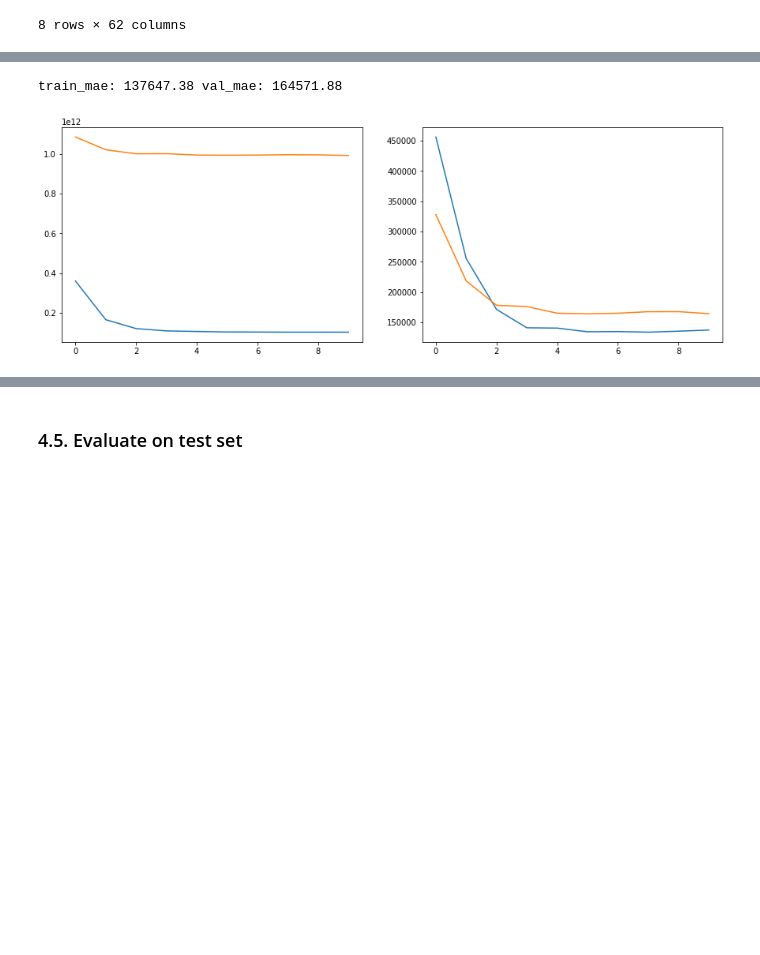
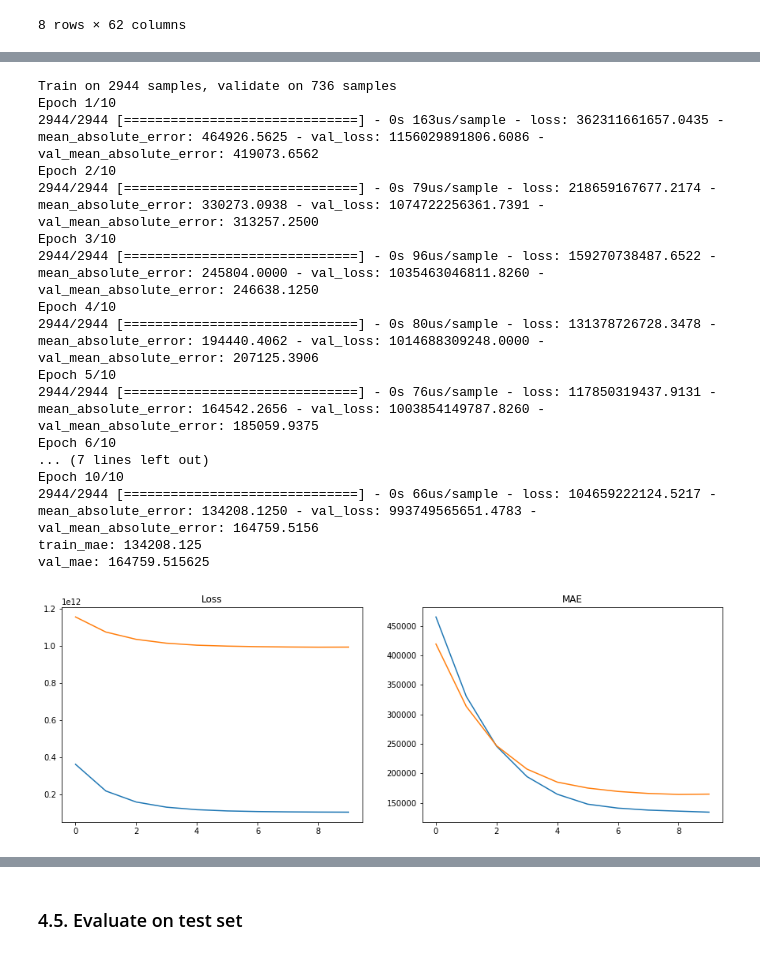
Before and after one commit to TeaKatz/AI_Training, a Jupyter notebook: 07_Implement_Linear&Logistic_Regression.ipynb, the cells around one changed output, grey strips where cells are left out. Cells and saved outputs as stored; diff of their text form; code cells hidden in the pictures; blank space fills up the shorter version.

```diff
--- a/07_Implement_Linear&Logistic_Regression.ipynb
+++ b/07_Implement_Linear&Logistic_Regression.ipynb
@@ -516,37 +327,60 @@ slope: 229.99551391601562 (230)
 
 <img src="pics/split_validation.png" width="900">
 # %%
-# Create model
+# Test fit model on training data and evaluate using split validation
+
+# Define model
 regression_model = LinearRegression()
+# Define loss function
+loss = tf.keras.losses.MeanSquaredError()
+# Define metrics function
+metrics = tf.keras.metrics.MeanAbsoluteError()
+# Define optimizer
+# optimizer = tf.keras.optimizers.Adam(learning_rate=600)
+optimizer = tf.keras.optimizers.SGD(learning_rate=0.001)
 
 # Compile model
-optimizer = optimizer=tf.keras.optimizers.SGD(1e-1)
-loss = tf.keras.losses.MeanSquaredError()
-metrics = tf.keras.metrics.MeanAbsoluteError()
 regression_model.compile(optimizer=optimizer, loss=loss, metrics=[metrics])
 
 # Train model
-history = regression_model.fit(train_x_scaled, train_y, batch_size=dummy_x.shape[0], epochs=10, validation_split=0.2, verbose=0)
-
-# Show result
+history = regression_model.fit(train_x_scaled, train_y, batch_size=16, epochs=10, validation_split=0.2, verbose=1)
 train_loss = history.history["loss"]
 train_mae = history.history["mean_absolute_error"]
 val_loss = history.history["val_loss"]
 val_mae = history.history["val_mean_absolute_error"]
-print(f"train_mae: {train_mae[-1]:.2f} val_mae: {val_mae[-1]:.2f}")
+print(f"train_mae: {train_mae[-1]}")
+print(f"val_mae: {val_mae[-1]}")
 
 # Plot
 plt.figure(figsize=(15, 5))
 plt.subplot(1, 2, 1)
 plt.plot(train_loss)
 plt.plot(val_loss)
+plt.title("Loss")
 plt.subplot(1, 2, 2)
 plt.plot(train_mae)
 plt.plot(val_mae)
+plt.title("MAE")
 plt.show()
 # %% [output]
-train_mae: 137647.38 val_mae: 164571.88
+Train on 2944 samples, validate on 736 samples
+Epoch 1/10
+2944/2944 [==============================] - 0s 163us/sample - loss: 362311661657.0435 - mean_absolute_error: 464926.5625 - val_loss: 1156029891806.6086 - val_mean_absolute_error: 419073.6562
+Epoch 2/10
+2944/2944 [==============================] - 0s 79us/sample - loss: 218659167677.2174 - mean_absolute_error: 330273.0938 - val_loss: 1074722256361.7391 - val_mean_absolute_error: 313257.2500
+Epoch 3/10
+2944/2944 [==============================] - 0s 96us/sample - loss: 159270738487.6522 - mean_absolute_error: 245804.0000 - val_loss: 1035463046811.8260 - val_mean_absolute_error: 246638.1250
+Epoch 4/10
+2944/2944 [==============================] - 0s 80us/sample - loss: 131378726728.3478 - mean_absolute_error: 194440.4062 - val_loss: 1014688309248.0000 - val_mean_absolute_error: 207125.3906
+Epoch 5/10
+2944/2944 [==============================] - 0s 76us/sample - loss: 117850319437.9131 - mean_absolute_error: 164542.2656 - val_loss: 1003854149787.8260 - val_mean_absolute_error: 185059.9375
+Epoch 6/10
+... (7 lines left out)
+Epoch 10/10
+2944/2944 [==============================] - 0s 66us/sample - loss: 104659222124.5217 - mean_absolute_error: 134208.1250 - val_loss: 993749565651.4783 - val_mean_absolute_error: 164759.5156
+train_mae: 134208.125
+val_mae: 164759.515625
-[figure, old version]
+[figure, new version]
 # %% [markdown]
 ### 4.4.2. K-fold cross validation
 
```
Also changed, not shown: parts of 39 cells of this notebook.
